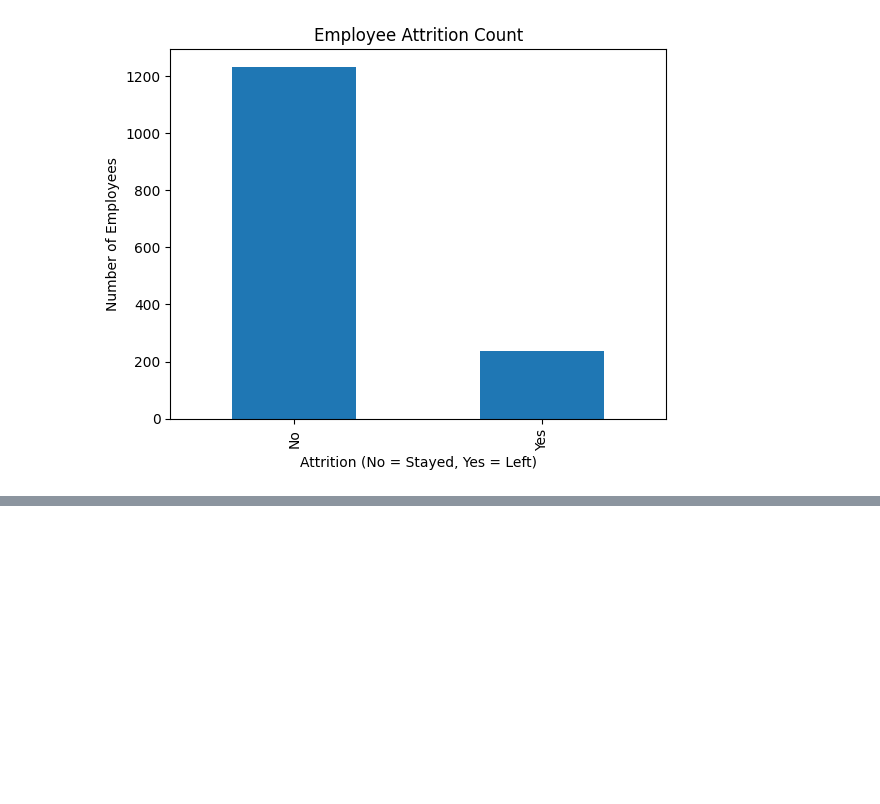
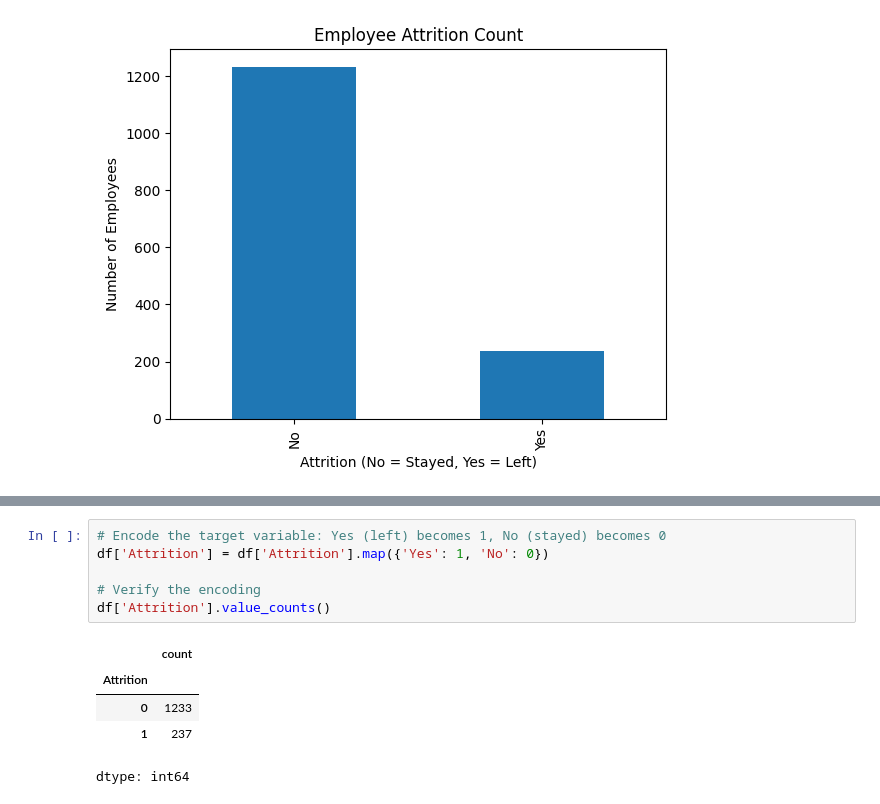
Before and after one commit to zainaahamed-work/Employee-Attrition-Analytics-XAI, a Jupyter notebook: Employee_Attrition_Project.ipynb, the cells around one changed output, grey strips where cells are left out. Drawn from its saved outputs; the diff is of its cells as text; blank space fills up the shorter version.

```diff
--- a/Employee_Attrition_Project.ipynb
+++ b/Employee_Attrition_Project.ipynb
@@ -129,0 +139,12 @@ plt.show()
+# %%
+# Encode the target variable: Yes (left) becomes 1, No (stayed) becomes 0
+df['Attrition'] = df['Attrition'].map({'Yes': 1, 'No': 0})
+
+# Verify the encoding
+df['Attrition'].value_counts()
+# %% [output]
+|  | count |
+| Attrition |  |
+| 0 | 1233 |
+| 1 | 237 |
+dtype: int64
```
Also changed, not shown: parts of 4 cells of this notebook.
